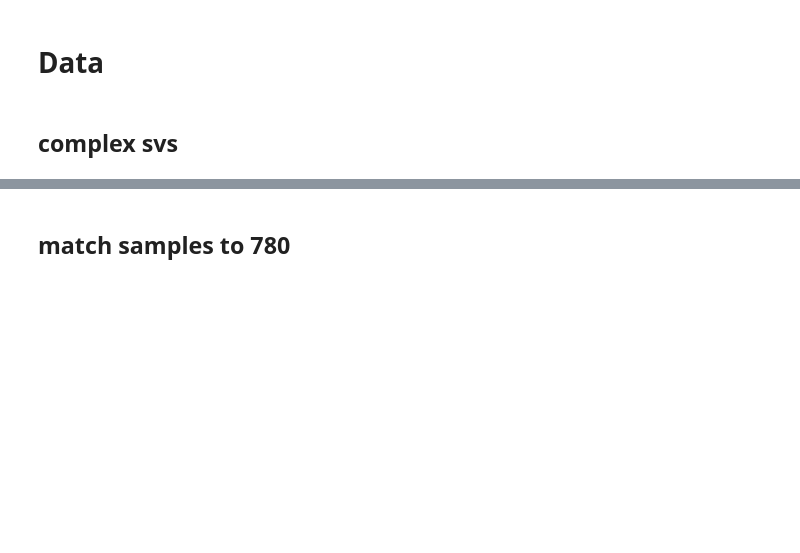
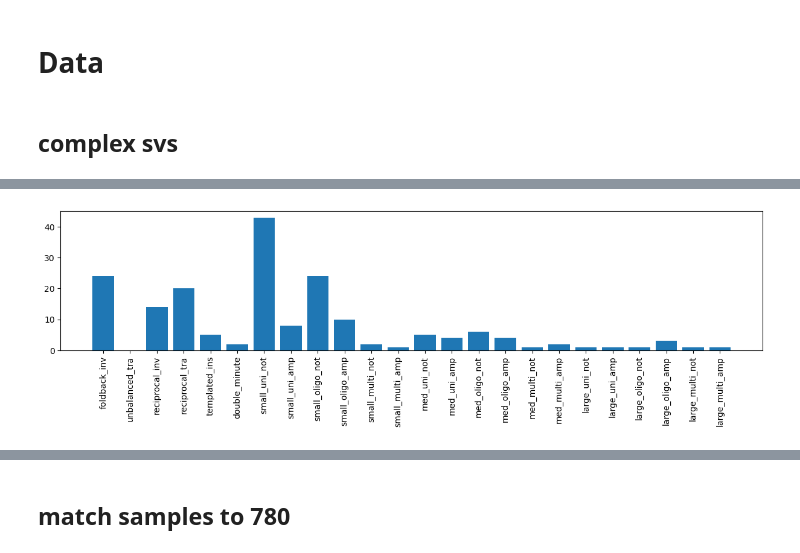
Before and after one commit to shahcompbio/mmctm-pipeline-gdan, a Jupyter notebook: notebooks/mmctm-breast.ipynb, the cells around one changed output, grey strips where cells are left out. Drawn from its saved outputs; the diff is of its cells as text; code cells hidden in the pictures; blank space fills up the shorter version.

```diff
--- a/notebooks/mmctm-breast.ipynb
+++ b/notebooks/mmctm-breast.ipynb
@@ -183,0 +194,9 @@ dst
+# %%
+fig, ax = plt.subplots(figsize=(15, 3))
+ax.bar(x=range(pdata.index.shape[0]), height=pdata.T.describe().loc['max'])
+ax.set_xticks(range(pdata.index.shape[0]));
+ax.set_xticklabels(pdata.index);
+# ax.set_yscale('log');
+plt.xticks(rotation=90);
+# %% [output]
+[figure, added]
```
Also changed, not shown: parts of 10 cells of this notebook, 2 other files.
